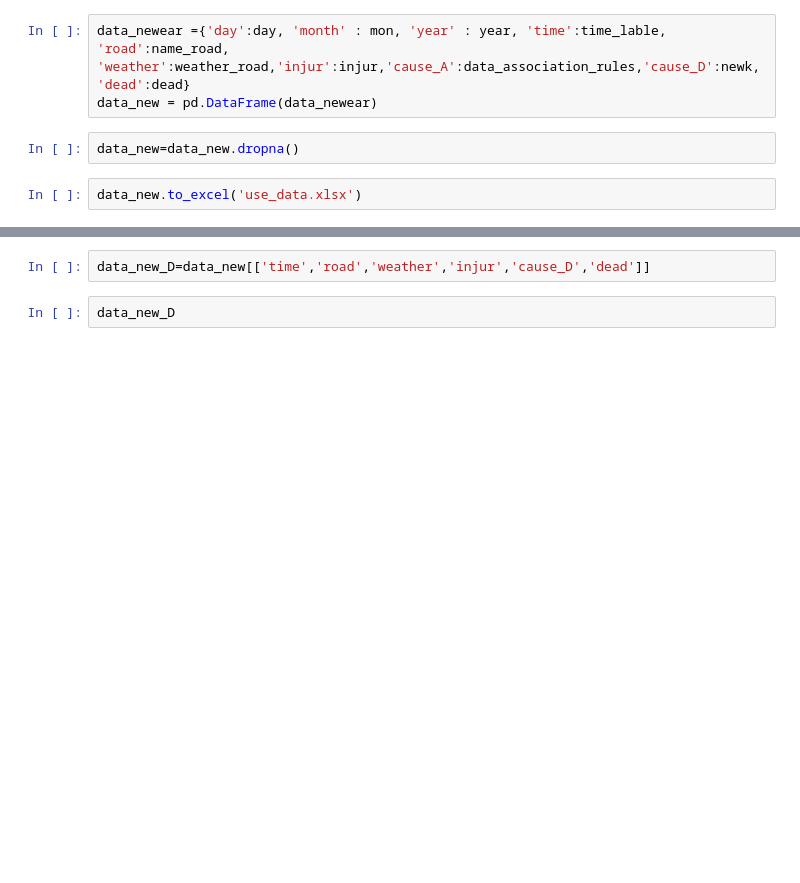
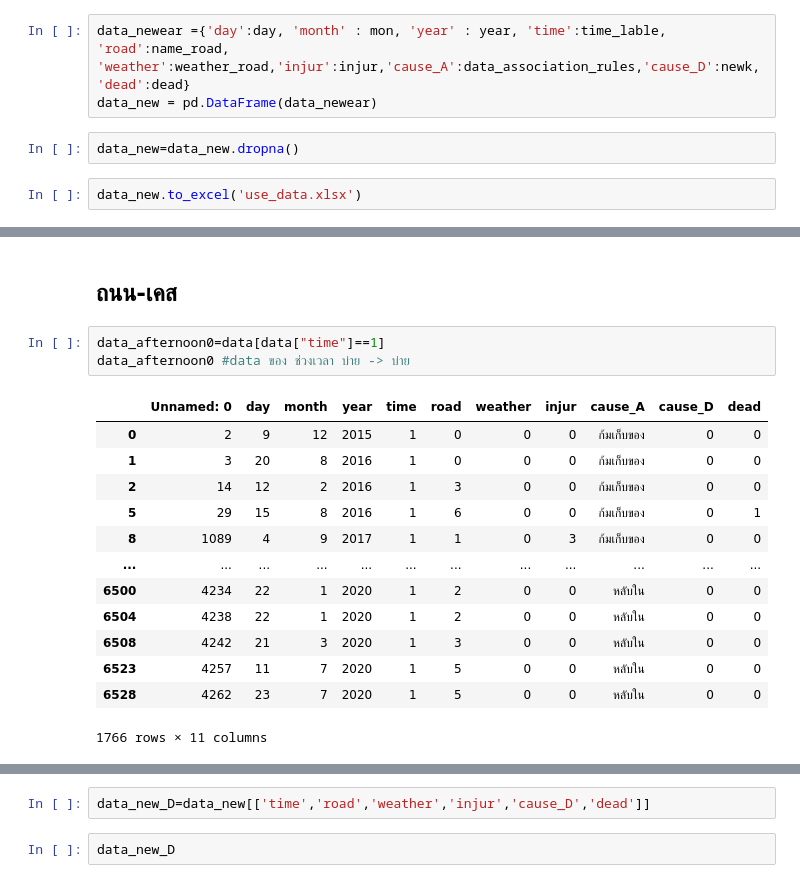
Before and after one commit to Tawanss/BSC_DPDM2023, a Jupyter notebook: project.ipynb, the cells around one changed output, grey strips where cells are left out. Drawn from its saved outputs; the diff is of its cells as text; blank space fills up the shorter version.

```diff
--- a/project.ipynb
+++ b/project.ipynb
@@ -390,0 +855,19 @@ data_new.to_excel('use_data.xlsx')
+# %% [markdown]
+## ถนน-เคส
+# %%
+data_afternoon0=data[data["time"]==1]
+data_afternoon0 #data ของ ช่วงเวลา บ่าย -> บ่าย
+# %% [output]
+|  | Unnamed: 0 | day | month | year | time | road | weather | injur | cause_A | cause_D | dead |
+| 0 | 2 | 9 | 12 | 2015 | 1 | 0 | 0 | 0 | ก้มเก็บของ | 0 | 0 |
+| 1 | 3 | 20 | 8 | 2016 | 1 | 0 | 0 | 0 | ก้มเก็บของ | 0 | 0 |
+| 2 | 14 | 12 | 2 | 2016 | 1 | 3 | 0 | 0 | ก้มเก็บของ | 0 | 0 |
+| 5 | 29 | 15 | 8 | 2016 | 1 | 6 | 0 | 0 | ก้มเก็บของ | 0 | 1 |
+| 8 | 1089 | 4 | 9 | 2017 | 1 | 1 | 0 | 3 | ก้มเก็บของ | 0 | 0 |
+| ... | ... | ... | ... | ... | ... | ... | ... | ... | ... | ... | ... |
+| 6500 | 4234 | 22 | 1 | 2020 | 1 | 2 | 0 | 0 | หลับใน | 0 | 0 |
+| 6504 | 4238 | 22 | 1 | 2020 | 1 | 2 | 0 | 0 | หลับใน | 0 | 0 |
+| 6508 | 4242 | 21 | 3 | 2020 | 1 | 3 | 0 | 0 | หลับใน | 0 | 0 |
+| 6523 | 4257 | 11 | 7 | 2020 | 1 | 5 | 0 | 0 | หลับใน | 0 | 0 |
+| 6528 | 4262 | 23 | 7 | 2020 | 1 | 5 | 0 | 0 | หลับใน | 0 | 0 |
+1766 rows × 11 columns
```
Also changed, not shown: parts of 97 cells of this notebook.
